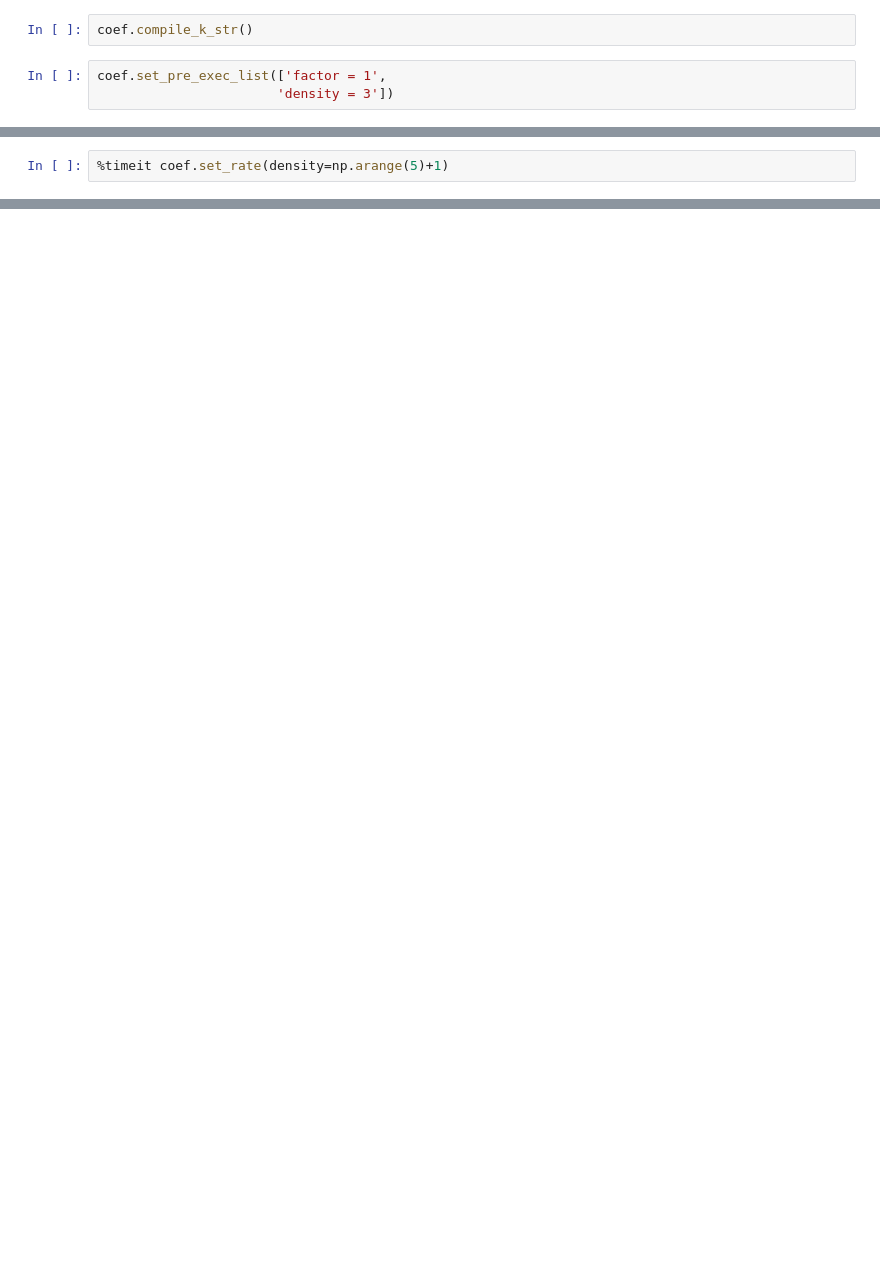
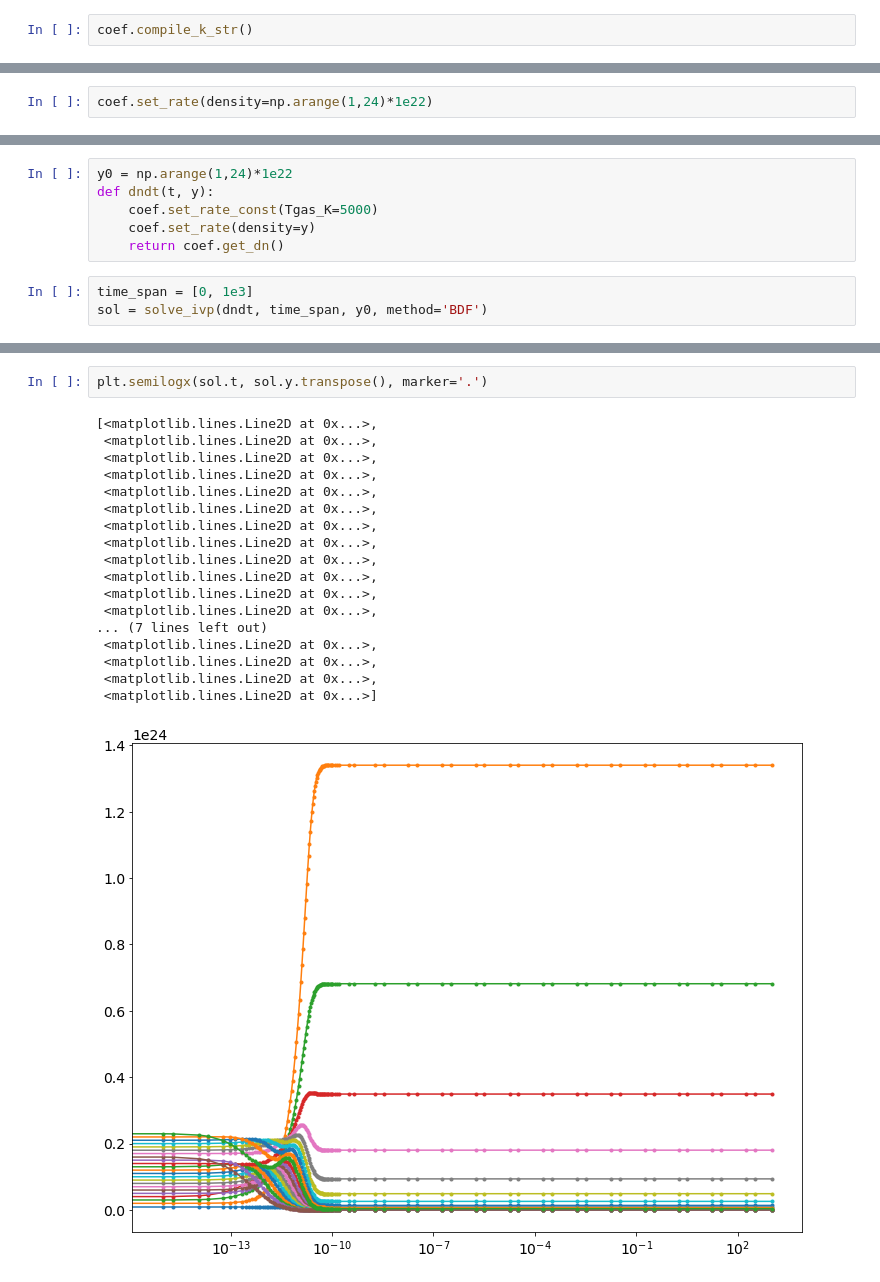
Before and after one commit to LiuPhyMan/PlasmaChemistry, a Jupyter notebook: Cal_Coef_Reaction.ipynb, the cells around one changed output, grey strips where cells are left out. Drawn from its saved outputs; the diff is of its cells as text; blank space fills up the shorter version.

```diff
--- a/Cal_Coef_Reaction.ipynb
+++ b/Cal_Coef_Reaction.ipynb
@@ -98,6 +29,3 @@ dtype: object
 # %%
 coef.compile_k_str()
-# %%
-coef.set_pre_exec_list(['factor = 1',
-                       'density = 3'])
 # %%
@@ -124,3 +52,3 @@ density       3
 dtype: int64
 # %%
-%timeit coef.set_rate(density=np.arange(5)+1)
+coef.set_rate(density=np.arange(1,24)*1e22)
@@ -152,0 +83,9 @@ array([-32197., -48000.,  16394.,  16202.])
+# %%
+y0 = np.arange(1,24)*1e22
+def dndt(t, y):
+    coef.set_rate_const(Tgas_K=5000)
+    coef.set_rate(density=y)
+    return coef.get_dn()
+# %%
+time_span = [0, 1e3]
+sol = solve_ivp(dndt, time_span, y0, method='BDF')
@@ -152,0 +118,21 @@ array([-32197., -48000.,  16394.,  16202.])
+# %%
+plt.semilogx(sol.t, sol.y.transpose(), marker='.')
+# %% [output]
+[<matplotlib.lines.Line2D at 0x...>,
+ <matplotlib.lines.Line2D at 0x...>,
+ <matplotlib.lines.Line2D at 0x...>,
+ <matplotlib.lines.Line2D at 0x...>,
+ <matplotlib.lines.Line2D at 0x...>,
+ <matplotlib.lines.Line2D at 0x...>,
+ <matplotlib.lines.Line2D at 0x...>,
+ <matplotlib.lines.Line2D at 0x...>,
+ <matplotlib.lines.Line2D at 0x...>,
+ <matplotlib.lines.Line2D at 0x...>,
+ <matplotlib.lines.Line2D at 0x...>,
+ <matplotlib.lines.Line2D at 0x...>,
+... (7 lines left out)
+ <matplotlib.lines.Line2D at 0x...>,
+ <matplotlib.lines.Line2D at 0x...>,
+ <matplotlib.lines.Line2D at 0x...>,
+ <matplotlib.lines.Line2D at 0x...>]
+[figure, added]
```
Also changed, not shown: parts of 24 cells of this notebook, 13 other files.
